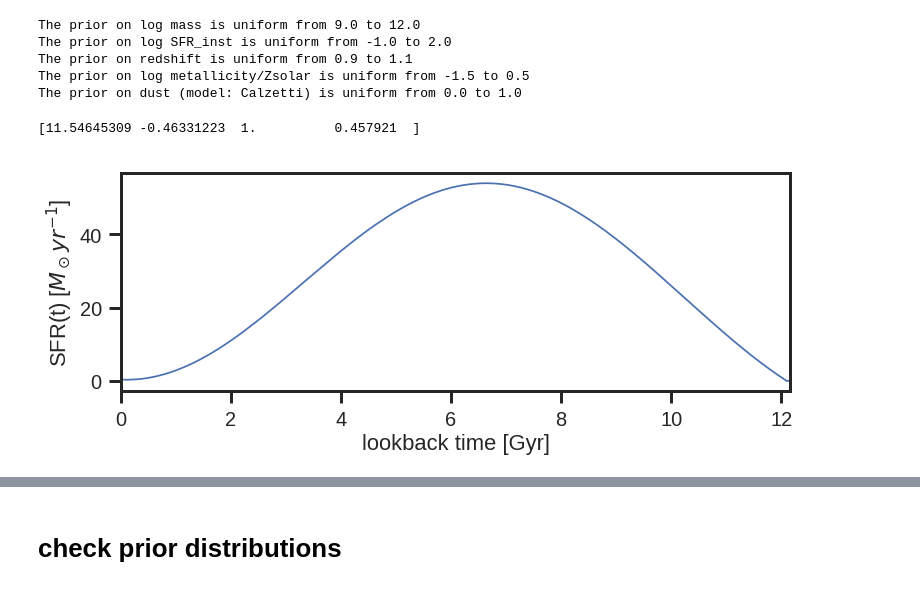
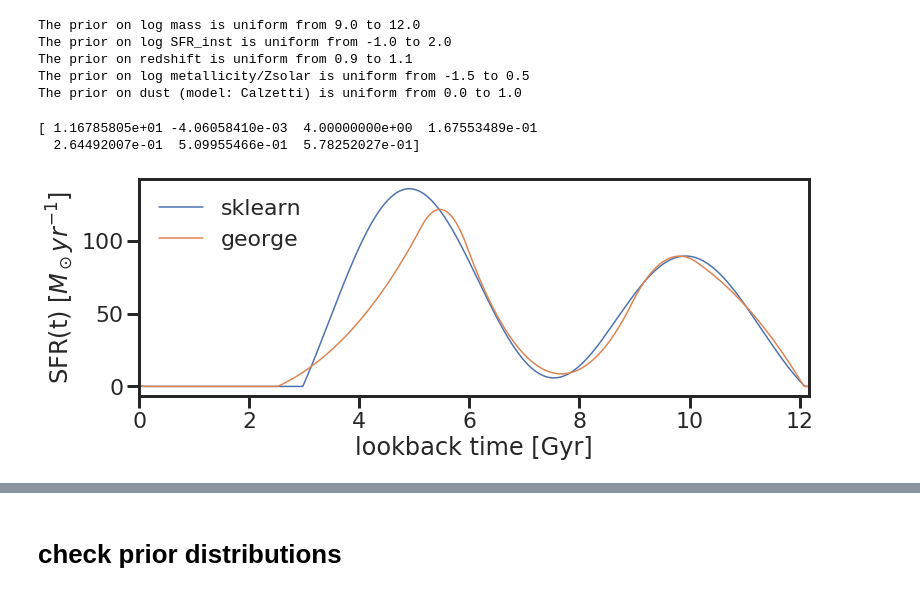
Before and after one commit to kartheikiyer/dense_basis, a Jupyter notebook: 0. test_prior_draws.ipynb, the cells around one changed output, grey strips where cells are left out. Drawn from its saved outputs; the diff is of its cells as text; code cells hidden in the pictures.

Commit message:
added george module, fixed sampling issues

```diff
--- a/0. test_prior_draws.ipynb
+++ b/0. test_prior_draws.ipynb
@@ -32,15 +32,18 @@ The prior on dust (model: Calzetti) is uniform from 0.0 to 1.0
 # %%
 # sample from priors: M*, SFR, tx, Av, Z, z
 
-rand_sfh_tuple = db.sample_sfh_tuple(random_seed = 15, Nparam = 1)
+rand_sfh_tuple = db.sample_sfh_tuple(random_seed = 6, Nparam = 4)
 print(rand_sfh_tuple)
 
 rand_sfh, rand_time = db.gp_sfh_sklearn(rand_sfh_tuple, zval = 0.1)
+fig = db.plot_sfh(rand_time, rand_sfh, lookback=True, label='sklearn');
 
-db.plot_sfh(rand_time, rand_sfh, lookback=True)
+rand_sfh, rand_time = db.gp_sfh_george(rand_sfh_tuple, zval = 0.1)
+db.plot_sfh(rand_time, rand_sfh, lookback=True, fig=fig, label='george');
 # %% [output]
-[11.54645309 -0.46331223  1.          0.457921  ]
+[ 1.16785805e+01 -4.06058410e-03  4.00000000e+00  1.67553489e-01
+  2.64492007e-01  5.09955466e-01  5.78252027e-01]
-[figure, old version]
+[figure, new version]
 # %%
 rand_sfh_tuple, rand_Z, rand_Av, rand_z = db.sample_all_params(random_seed = 15, Nparam = 1)
 rand_spec, rand_lam = db.make_spec(rand_sfh_tuple, rand_Z, rand_Av, rand_z, return_lam = True)
```
Also changed, not shown: parts of 3 cells of this notebook, 9 other files.
